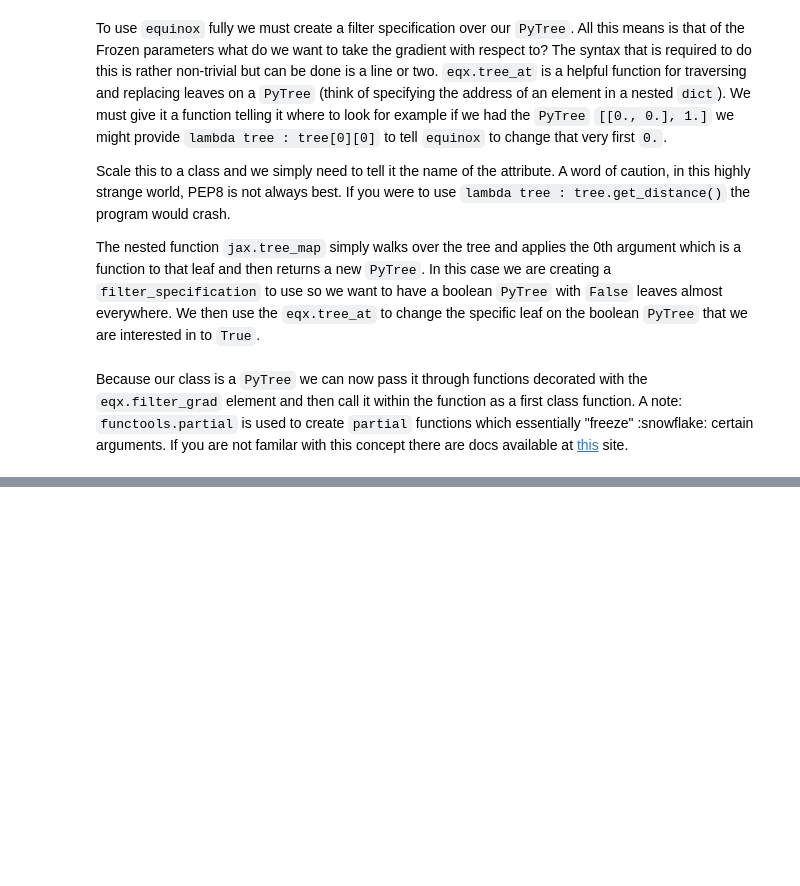
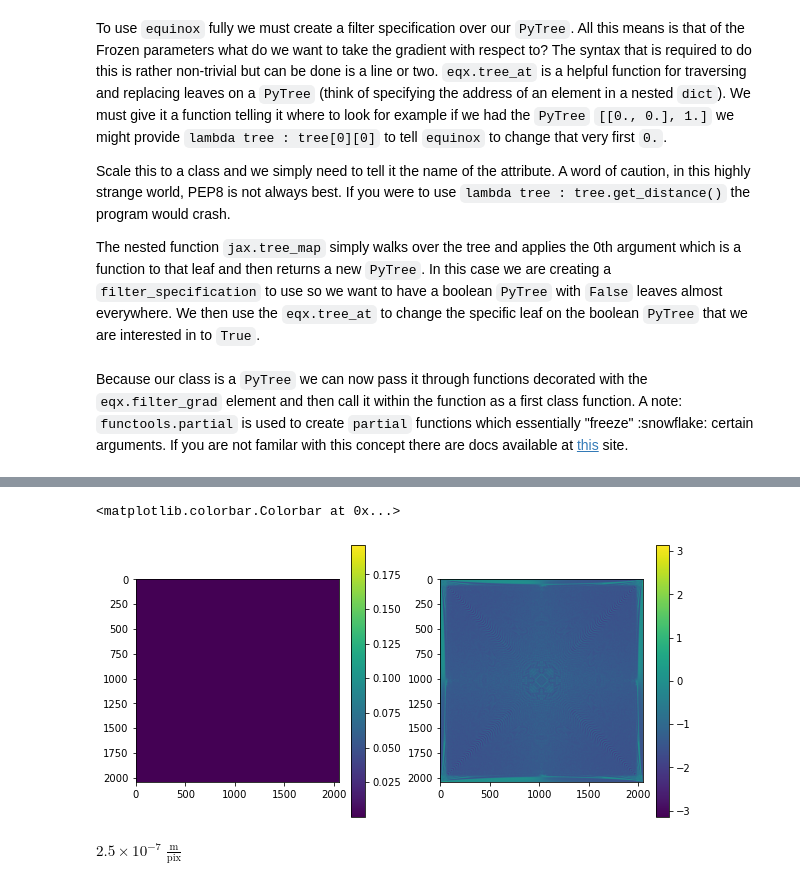
Before and after one commit to anand0xff/dLux, a Jupyter notebook: dLux/dev/FresnelExample.ipynb, the cells around one changed output, grey strips where cells are left out. Drawn from its saved outputs; the diff is of its cells as text; code cells hidden in the pictures; blank space fills up the shorter version.

```diff
--- a/dLux/dev/FresnelExample.ipynb
+++ b/dLux/dev/FresnelExample.ipynb
@@ -266,0 +242,13 @@ pyplot.colorbar()
+# %%
+cammel = propagator._spherical_to_waist(wavef, dist_one)
+# %%
+pyplot.figure(figsize=(10, 5))
+pyplot.subplot(1, 2, 1)
+pyplot.imshow(cammel.amplitude)
+pyplot.colorbar()
+pyplot.subplot(1, 2, 2)
+pyplot.imshow(cammel.phase)
+pyplot.colorbar()
+# %% [output]
+<matplotlib.colorbar.Colorbar at 0x...>
+[figure, added]
@@ -266,0 +257,4 @@ pyplot.colorbar()
+# %%
+wavefront.pixelscale
+# %% [output]
+$2.5 \times 10^{-7} \; \mathrm{\frac{m}{pix}}$
```
Also changed, not shown: parts of 55 cells of this notebook, 1 other file.
